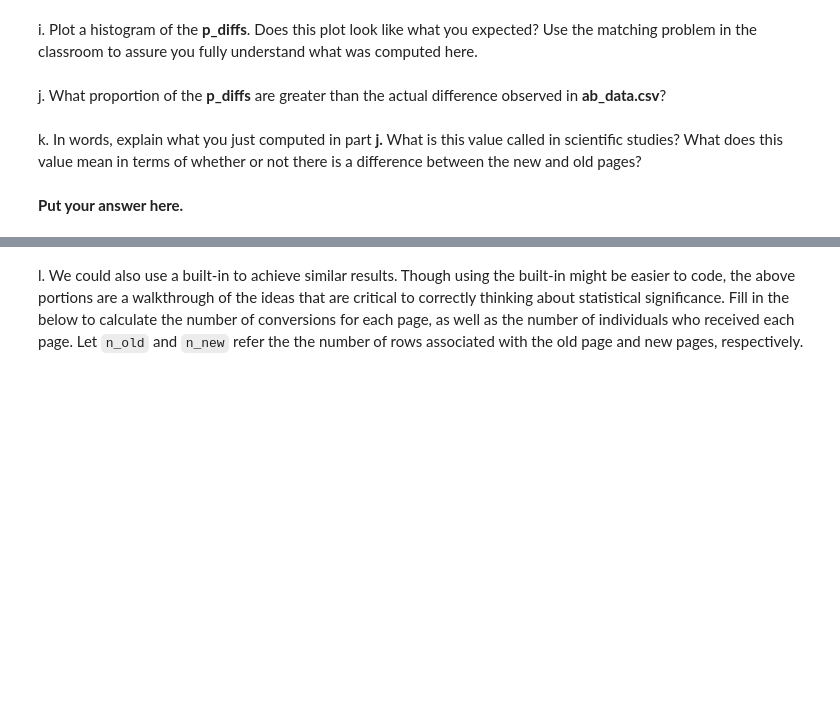
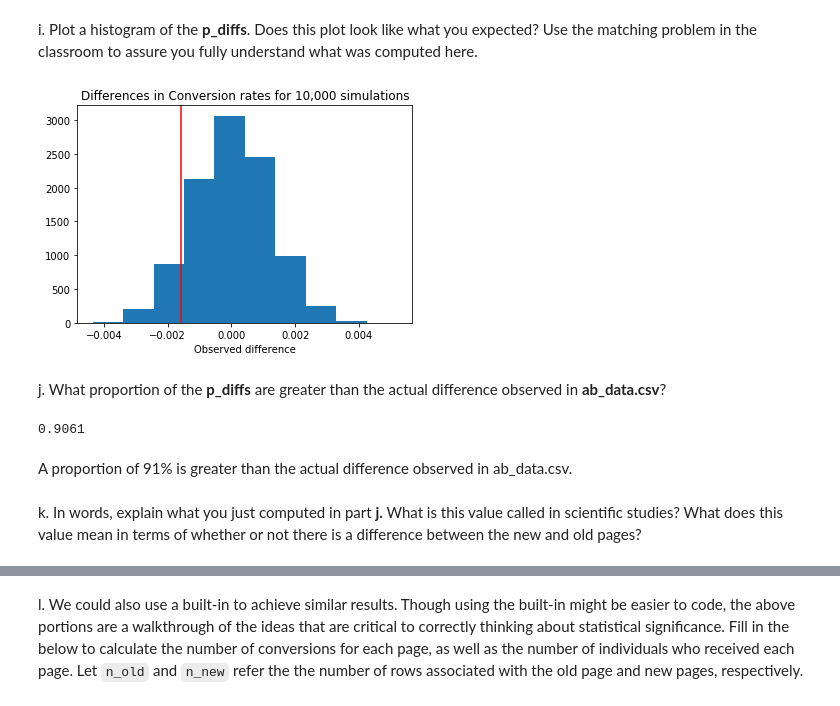
Before and after one commit to janikvalentin/Landing_Page_AB-Test, a Jupyter notebook: Analyze_ab_test_results.ipynb, the cells around one changed output, grey strips where cells are left out. Cells and saved outputs as stored; diff of their text form; code cells hidden in the pictures; blank space fills up the shorter version.

```diff
--- a/Analyze_ab_test_results.ipynb
+++ b/Analyze_ab_test_results.ipynb
@@ -236,2 +243,5 @@ a. What is the **convert rate** for $p_{new}$ under the null?
 # %% [markdown]
 b. What is the **convert rate** for $p_{old}$ under the null? <br><br>
+# %%
+cr_old = df2.converted.mean()
+cr_old
@@ -238,2 +250,5 @@ b. What is the **convert rate** for $p_{old}$ under the null? <br><br>
 # %% [markdown]
 c. What is $n_{new}$?
+# %%
+n_new = df2.query('group == "treatment"').count()[1]
+n_new
@@ -240,2 +259,5 @@ c. What is $n_{new}$?
 # %% [markdown]
 d. What is $n_{old}$?
+# %%
+n_old = df2.query('group == "control"').count()[1]
+n_old
@@ -248,10 +291,29 @@ g. Find $p_{new}$ - $p_{old}$ for your simulated values from part (e) and (f).
 # %% [markdown]
 h. Simulate 10,000 $p_{new}$ - $p_{old}$ values using this same process similarly to the one you calculated in parts **a. through g.** above.  Store all 10,000 values in a numpy array called **p_diffs**.
+# %%
+p_diffs = []
+for i in range(10000):
+    new_page_converted1 = np.random.choice([0, 1], n_new, p=[(1 - cr_new), cr_new])
+    old_page_converted1 = np.random.choice([0, 1], n_old, p=[(1 - cr_old), cr_old])
+    p_diffs.append(new_page_converted1.mean() - old_page_converted1.mean())
+
+p_diffs = np.array(p_diffs)
 # %% [markdown]
 i. Plot a histogram of the **p_diffs**.  Does this plot look like what you expected?  Use the matching problem in the classroom to assure you fully understand what was computed here.
+# %%
+plt.hist(p_diffs)
+plt.axvline((p_conv_given_treatment - p_conv_given_control), c='r')
+plt.title('Differences in Conversion rates for 10,000 simulations')
+plt.xlabel('Observed difference');
+# %% [output]
+[figure, added]
 # %% [markdown]
 j. What proportion of the **p_diffs** are greater than the actual difference observed in **ab_data.csv**?
+# %%
+(p_diffs > (p_conv_given_treatment - p_conv_given_control)).mean()
+# %% [output]
+0.9061
+# %% [markdown]
+A proportion of 91% is greater than the actual difference observed in ab_data.csv.
 # %% [markdown]
 k. In words, explain what you just computed in part **j.**  What is this value called in scientific studies?  What does this value mean in terms of whether or not there is a difference between the new and old pages?
-# %% [markdown]
-**Put your answer here.**
```
Also changed, not shown: parts of 12 cells of this notebook.
